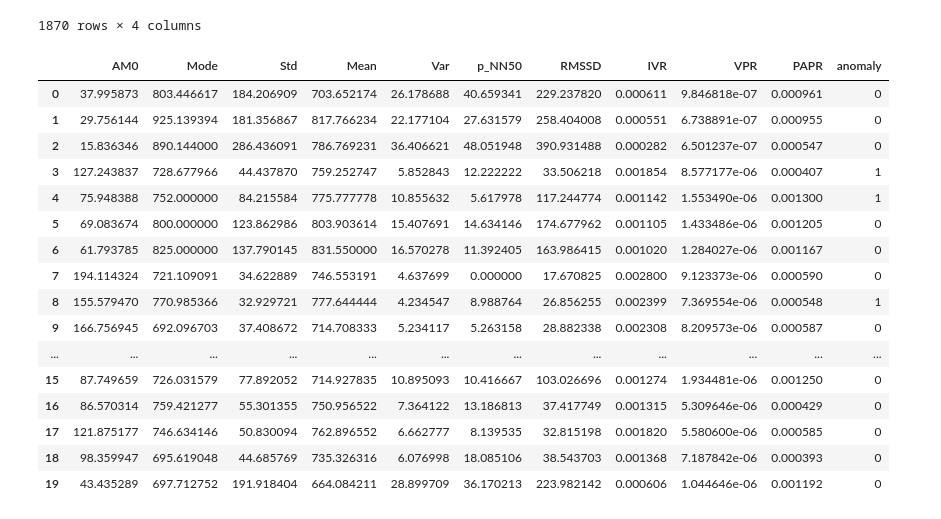
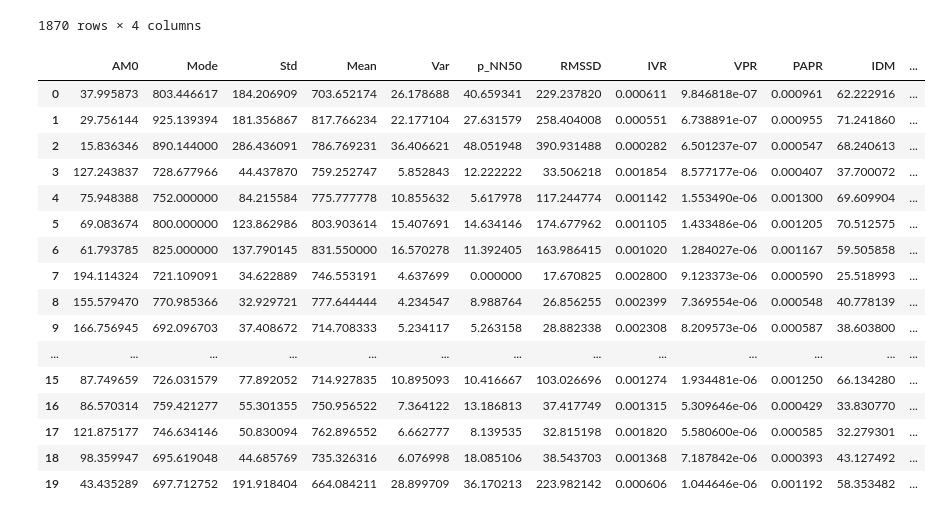
Before and after one commit to OnlyOneUseAcc/CardioSpike, a Jupyter notebook: main_features/test_features.ipynb, the cells around one changed output. Saved outputs shown, nothing was run; the diff lists cells and outputs as text; code cells hidden in the pictures.

```diff
--- a/main_features/test_features.ipynb
+++ b/main_features/test_features.ipynb
@@ -78,38 +78,41 @@ for interval in range(INTERVALS):
 # %%
 new_data = pd.DataFrame(data=statistic,
                         columns=['AM0',
                                  'Mode',
                                  'Std',
                                  'Mean',
                                  'Var',
                                  'p_NN50',
                                  'RMSSD',
                                  'IVR',
                                  'VPR',
-                                 'PAPR'])
+                                 'PAPR',
+                                 'IDM',
+                                 'CAT'
+                                 ])
 new_data['anomaly'] = anomalies
 
 
 new_data = new_data.loc[~new_data['AM0'].isin([0])]
 new_data
 # %% [output]
-|  | AM0 | Mode | Std | Mean | Var | p_NN50 | RMSSD | IVR | VPR | PAPR | anomaly |
-| 0 | 37.995873 | 803.446617 | 184.206909 | 703.652174 | 26.178688 | 40.659341 | 229.237820 | 0.000611 | 9.846818e-07 | 0.000961 | 0 |
-| 1 | 29.756144 | 925.139394 | 181.356867 | 817.766234 | 22.177104 | 27.631579 | 258.404008 | 0.000551 | 6.738891e-07 | 0.000955 | 0 |
-| 2 | 15.836346 | 890.144000 | 286.436091 | 786.769231 | 36.406621 | 48.051948 | 390.931488 | 0.000282 | 6.501237e-07 | 0.000547 | 0 |
-| 3 | 127.243837 | 728.677966 | 44.437870 | 759.252747 | 5.852843 | 12.222222 | 33.506218 | 0.001854 | 8.577177e-06 | 0.000407 | 1 |
-| 4 | 75.948388 | 752.000000 | 84.215584 | 775.777778 | 10.855632 | 5.617978 | 117.244774 | 0.001142 | 1.553490e-06 | 0.001300 | 1 |
-| 5 | 69.083674 | 800.000000 | 123.862986 | 803.903614 | 15.407691 | 14.634146 | 174.677962 | 0.001105 | 1.433486e-06 | 0.001205 | 0 |
-| 6 | 61.793785 | 825.000000 | 137.790145 | 831.550000 | 16.570278 | 11.392405 | 163.986415 | 0.001020 | 1.284027e-06 | 0.001167 | 0 |
-| 7 | 194.114324 | 721.109091 | 34.622889 | 746.553191 | 4.637699 | 0.000000 | 17.670825 | 0.002800 | 9.123373e-06 | 0.000590 | 0 |
-| 8 | 155.579470 | 770.985366 | 32.929721 | 777.644444 | 4.234547 | 8.988764 | 26.856255 | 0.002399 | 7.369554e-06 | 0.000548 | 1 |
-| 9 | 166.756945 | 692.096703 | 37.408672 | 714.708333 | 5.234117 | 5.263158 | 28.882338 | 0.002308 | 8.209573e-06 | 0.000587 | 0 |
-| ... | ... | ... | ... | ... | ... | ... | ... | ... | ... | ... | ... |
-| 15 | 87.749659 | 726.031579 | 77.892052 | 714.927835 | 10.895093 | 10.416667 | 103.026696 | 0.001274 | 1.934481e-06 | 0.001250 | 0 |
-| 16 | 86.570314 | 759.421277 | 55.301355 | 750.956522 | 7.364122 | 13.186813 | 37.417749 | 0.001315 | 5.309646e-06 | 0.000429 | 0 |
-| 17 | 121.875177 | 746.634146 | 50.830094 | 762.896552 | 6.662777 | 8.139535 | 32.815198 | 0.001820 | 5.580600e-06 | 0.000585 | 0 |
-| 18 | 98.359947 | 695.619048 | 44.685769 | 735.326316 | 6.076998 | 18.085106 | 38.543703 | 0.001368 | 7.187842e-06 | 0.000393 | 0 |
-| 19 | 43.435289 | 697.712752 | 191.918404 | 664.084211 | 28.899709 | 36.170213 | 223.982142 | 0.000606 | 1.044646e-06 | 0.001192 | 0 |
+|  | AM0 | Mode | Std | Mean | Var | p_NN50 | RMSSD | IVR | VPR | PAPR | IDM | ... |
+| 0 | 37.995873 | 803.446617 | 184.206909 | 703.652174 | 26.178688 | 40.659341 | 229.237820 | 0.000611 | 9.846818e-07 | 0.000961 | 62.222916 | ... |
+| 1 | 29.756144 | 925.139394 | 181.356867 | 817.766234 | 22.177104 | 27.631579 | 258.404008 | 0.000551 | 6.738891e-07 | 0.000955 | 71.241860 | ... |
+| 2 | 15.836346 | 890.144000 | 286.436091 | 786.769231 | 36.406621 | 48.051948 | 390.931488 | 0.000282 | 6.501237e-07 | 0.000547 | 68.240613 | ... |
+| 3 | 127.243837 | 728.677966 | 44.437870 | 759.252747 | 5.852843 | 12.222222 | 33.506218 | 0.001854 | 8.577177e-06 | 0.000407 | 37.700072 | ... |
+| 4 | 75.948388 | 752.000000 | 84.215584 | 775.777778 | 10.855632 | 5.617978 | 117.244774 | 0.001142 | 1.553490e-06 | 0.001300 | 69.609904 | ... |
+| 5 | 69.083674 | 800.000000 | 123.862986 | 803.903614 | 15.407691 | 14.634146 | 174.677962 | 0.001105 | 1.433486e-06 | 0.001205 | 70.512575 | ... |
+| 6 | 61.793785 | 825.000000 | 137.790145 | 831.550000 | 16.570278 | 11.392405 | 163.986415 | 0.001020 | 1.284027e-06 | 0.001167 | 59.505858 | ... |
+| 7 | 194.114324 | 721.109091 | 34.622889 | 746.553191 | 4.637699 | 0.000000 | 17.670825 | 0.002800 | 9.123373e-06 | 0.000590 | 25.518993 | ... |
+| 8 | 155.579470 | 770.985366 | 32.929721 | 777.644444 | 4.234547 | 8.988764 | 26.856255 | 0.002399 | 7.369554e-06 | 0.000548 | 40.778139 | ... |
+| 9 | 166.756945 | 692.096703 | 37.408672 | 714.708333 | 5.234117 | 5.263158 | 28.882338 | 0.002308 | 8.209573e-06 | 0.000587 | 38.603800 | ... |
+| ... | ... | ... | ... | ... | ... | ... | ... | ... | ... | ... | ... | ... |
+| 15 | 87.749659 | 726.031579 | 77.892052 | 714.927835 | 10.895093 | 10.416667 | 103.026696 | 0.001274 | 1.934481e-06 | 0.001250 | 66.134280 | ... |
+| 16 | 86.570314 | 759.421277 | 55.301355 | 750.956522 | 7.364122 | 13.186813 | 37.417749 | 0.001315 | 5.309646e-06 | 0.000429 | 33.830770 | ... |
+| 17 | 121.875177 | 746.634146 | 50.830094 | 762.896552 | 6.662777 | 8.139535 | 32.815198 | 0.001820 | 5.580600e-06 | 0.000585 | 32.279301 | ... |
+| 18 | 98.359947 | 695.619048 | 44.685769 | 735.326316 | 6.076998 | 18.085106 | 38.543703 | 0.001368 | 7.187842e-06 | 0.000393 | 43.127492 | ... |
+| 19 | 43.435289 | 697.712752 | 191.918404 | 664.084211 | 28.899709 | 36.170213 | 223.982142 | 0.000606 | 1.044646e-06 | 0.001192 | 58.353482 | ... |
 # %%
 new_data['color'] = 'g'
 new_data.loc[new_data['anomaly'] == 1, 'color'] = 'r'
```
Also changed, not shown: parts of 2 cells of this notebook, 3 other files.
